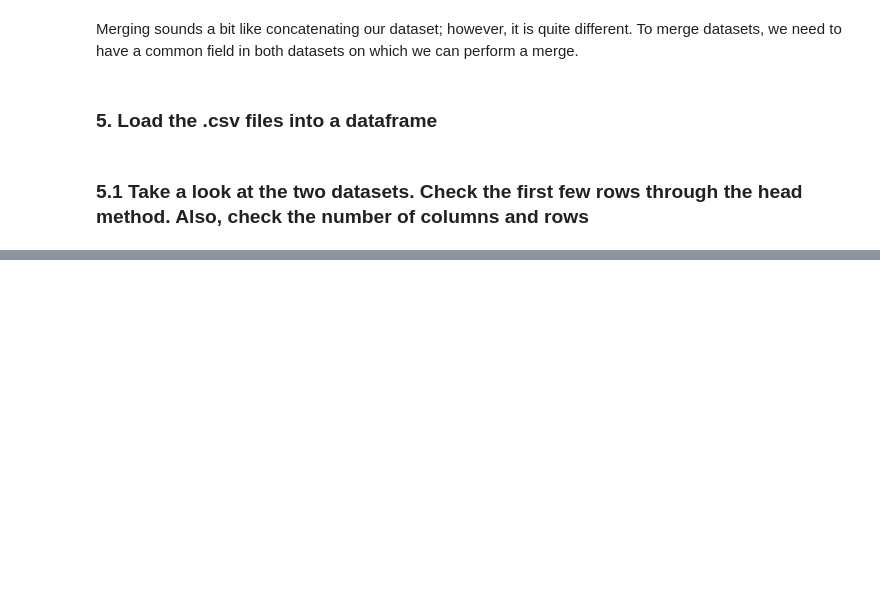
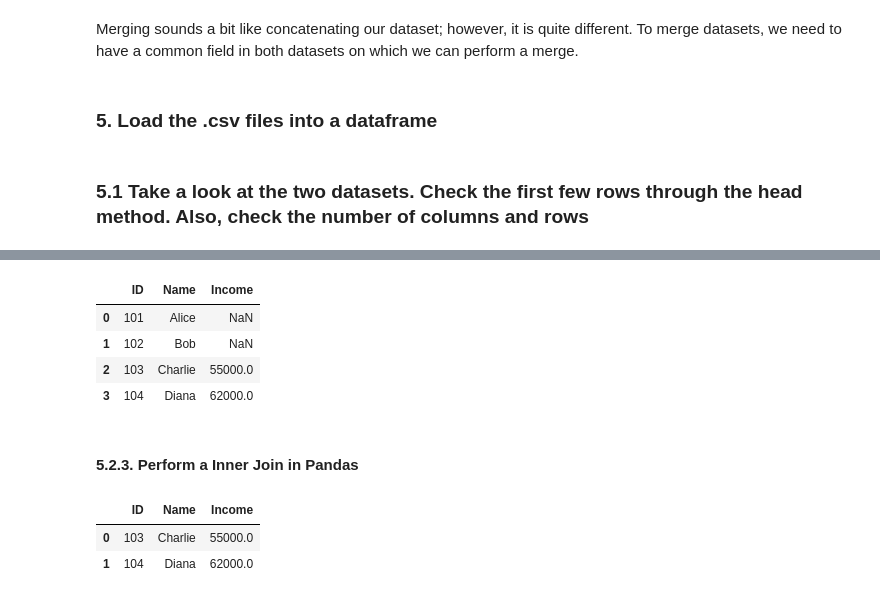
Before and after one commit to Mutiu123/The_EDA_with_Python, a Jupyter notebook: EDA_Book_Samples.ipynb, the cells around one changed output, grey strips where cells are left out. Drawn from its saved outputs; the diff is of its cells as text; code cells hidden in the pictures; blank space fills up the shorter version.

```diff
--- a/EDA_Book_Samples.ipynb
+++ b/EDA_Book_Samples.ipynb
@@ -554,0 +609,18 @@ marketing_sample2 = dataframes['marketing_campaign_merge2.csv']
+# %%
+# Perform a right join on the shared 'ID' column
+merged_left = pd.merge(
+    marketing_sample1,
+    marketing_sample2,
+    on='ID',         # shared column name
+    how='left'      # left join: keep all rows from marketing_sample1
+)
+# %%
+merged_left.head()
+# %% [output]
+|  | ID | Name | Income |
+| 0 | 101 | Alice | NaN |
+| 1 | 102 | Bob | NaN |
+| 2 | 103 | Charlie | 55000.0 |
+| 3 | 104 | Diana | 62000.0 |
+# %% [markdown]
+#### 5.2.3. Perform a Inner Join in Pandas
@@ -554,0 +635,6 @@ marketing_sample2 = dataframes['marketing_campaign_merge2.csv']
+# %%
+merged_inner.head()
+# %% [output]
+|  | ID | Name | Income |
+| 0 | 103 | Charlie | 55000.0 |
+| 1 | 104 | Diana | 62000.0 |
```
Also changed, not shown: parts of 17 cells of this notebook.
